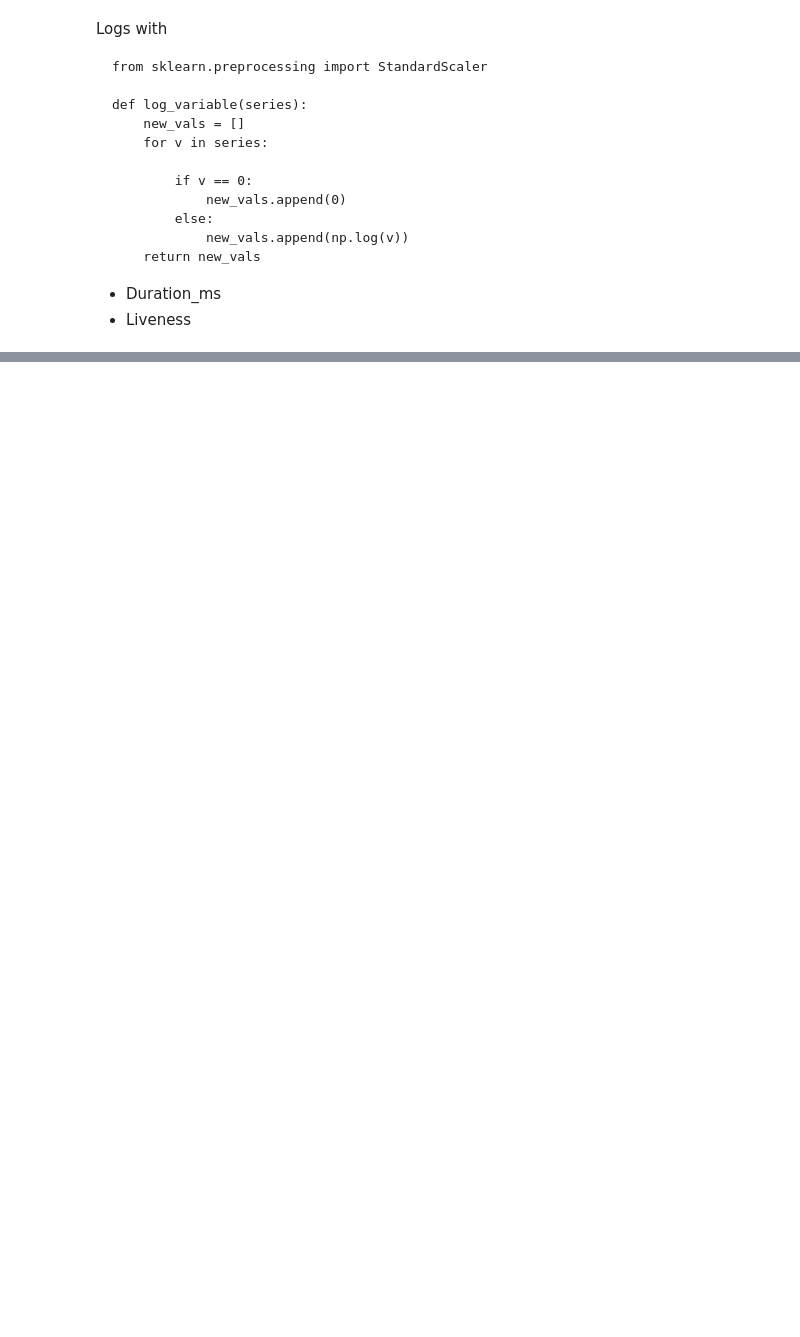
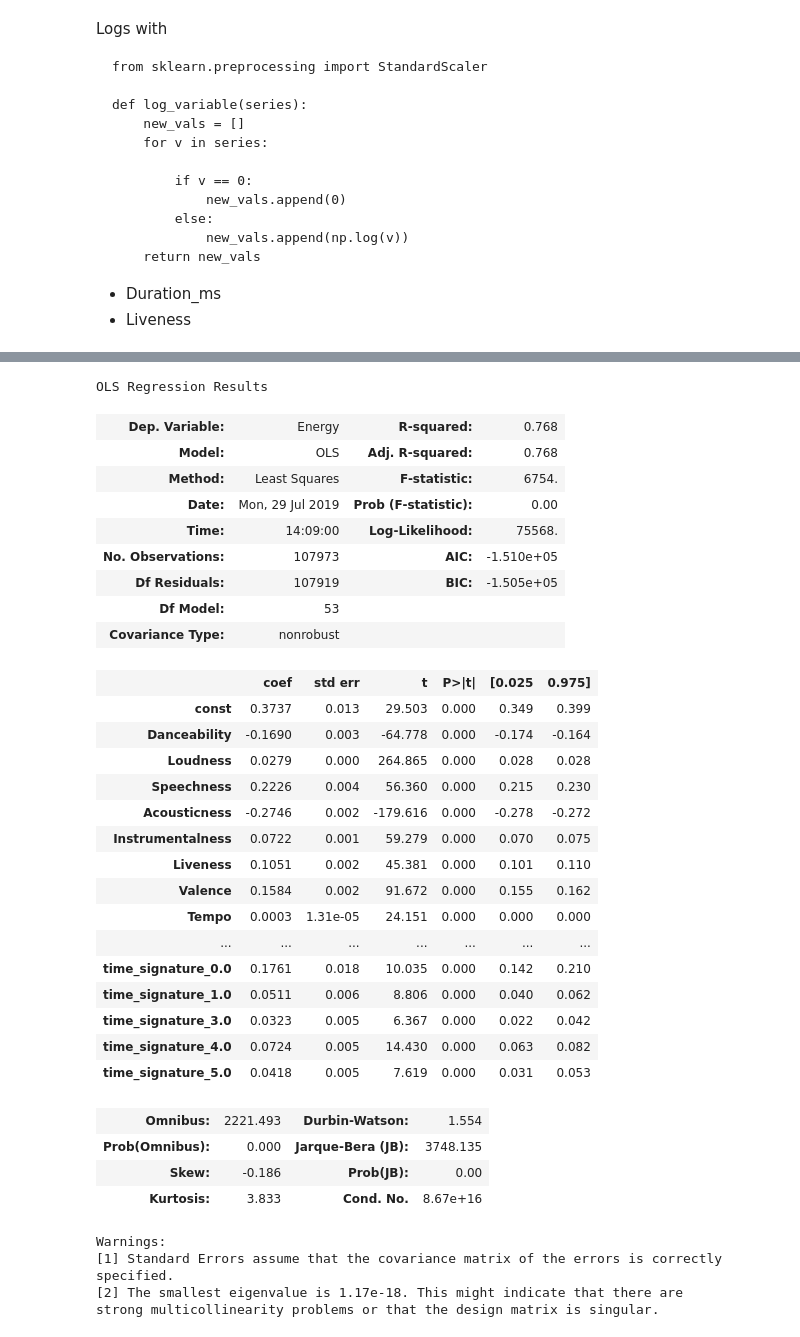
Before and after one commit to QED0711/spotify-predictive-analysis, a Jupyter notebook: exploration/072919_numerical_linear_regression_exploration.ipynb, the cells around one changed output, grey strips where cells are left out. Drawn from its saved outputs; the diff is of its cells as text; code cells hidden in the pictures; blank space fills up the shorter version.

Commit message:
new regression target

```diff
--- a/exploration/072919_numerical_linear_regression_exploration.ipynb
+++ b/exploration/072919_numerical_linear_regression_exploration.ipynb
@@ -159,3 +127,21 @@ def log_variable(series):
 
 * Duration_ms
 * Liveness
+# %%
+vanilla = data[[
+    "Danceability",
+    "Energy",
+    "Key",
+    "Loudness",
+    "Mode",
+    "Speechness",
+    "Acousticness",
+    "Instrumentalness",
+    "Liveness",
+    "Valence",
+    "Tempo",
+    "Duration_ms",
+    'Super_genre',
+    'time_signature'
+]]
+vanilla.head()
@@ -161,0 +155,2 @@ def log_variable(series):
+# %%
+vanilla['log_duration'] = np.log(vanilla.Duration_ms)
@@ -161,0 +163,4 @@ def log_variable(series):
+# %%
+vanilla.Mode = vanilla.Mode.astype(str)
+vanilla.Key = vanilla.Key.astype(str)
+vanilla.time_signature = vanilla.time_signature.astype(str)
@@ -161,0 +173,3 @@ def log_variable(series):
+# %%
+vanilla=pd.get_dummies(vanilla)
+vanilla.head()
@@ -161,0 +209,48 @@ def log_variable(series):
+# %%
+# Set dependent and independent variables
+y = vanilla.Energy
+X = vanilla.drop('Energy', axis=1)
+# Get dummy variables and add constant for intercept
+X = sm.add_constant(X)
+
+# Split data
+#X_train, X_test, y_train, y_test = train_test_split(X, y, test_size=0.2, train_size=0.7)
+
+# fit and summarize your model
+model = sm.OLS(y,X).fit()
+model.summary()
+# %% [output]
+OLS Regression Results
+| Dep. Variable: | Energy | R-squared: | 0.768 |
+| Model: | OLS | Adj. R-squared: | 0.768 |
+| Method: | Least Squares | F-statistic: | 6754. |
+| Date: | Mon, 29 Jul 2019 | Prob (F-statistic): | 0.00 |
+| Time: | 14:09:00 | Log-Likelihood: | 75568. |
+| No. Observations: | 107973 | AIC: | -1.510e+05 |
+| Df Residuals: | 107919 | BIC: | -1.505e+05 |
+| Df Model: | 53 |  |  |
+| Covariance Type: | nonrobust |  |  |
+|  | coef | std err | t | P>|t| | [0.025 | 0.975] |
+| const | 0.3737 | 0.013 | 29.503 | 0.000 | 0.349 | 0.399 |
+| Danceability | -0.1690 | 0.003 | -64.778 | 0.000 | -0.174 | -0.164 |
+| Loudness | 0.0279 | 0.000 | 264.865 | 0.000 | 0.028 | 0.028 |
+| Speechness | 0.2226 | 0.004 | 56.360 | 0.000 | 0.215 | 0.230 |
+| Acousticness | -0.2746 | 0.002 | -179.616 | 0.000 | -0.278 | -0.272 |
+| Instrumentalness | 0.0722 | 0.001 | 59.279 | 0.000 | 0.070 | 0.075 |
+| Liveness | 0.1051 | 0.002 | 45.381 | 0.000 | 0.101 | 0.110 |
+| Valence | 0.1584 | 0.002 | 91.672 | 0.000 | 0.155 | 0.162 |
+| Tempo | 0.0003 | 1.31e-05 | 24.151 | 0.000 | 0.000 | 0.000 |
+| ... | ... | ... | ... | ... | ... | ... |
+| time_signature_0.0 | 0.1761 | 0.018 | 10.035 | 0.000 | 0.142 | 0.210 |
+| time_signature_1.0 | 0.0511 | 0.006 | 8.806 | 0.000 | 0.040 | 0.062 |
+| time_signature_3.0 | 0.0323 | 0.005 | 6.367 | 0.000 | 0.022 | 0.042 |
+| time_signature_4.0 | 0.0724 | 0.005 | 14.430 | 0.000 | 0.063 | 0.082 |
+| time_signature_5.0 | 0.0418 | 0.005 | 7.619 | 0.000 | 0.031 | 0.053 |
+| Omnibus: | 2221.493 | Durbin-Watson: | 1.554 |
+| Prob(Omnibus): | 0.000 | Jarque-Bera (JB): | 3748.135 |
+| Skew: | -0.186 | Prob(JB): | 0.00 |
+| Kurtosis: | 3.833 | Cond. No. | 8.67e+16 |
+Warnings:
+[1] Standard Errors assume that the covariance matrix of the errors is correctly specified.
+[2] The smallest eigenvalue is 1.17e-18. This might indicate that there are
+strong multicollinearity problems or that the design matrix is singular.
```
Also changed, not shown: parts of 18 cells of this notebook.
